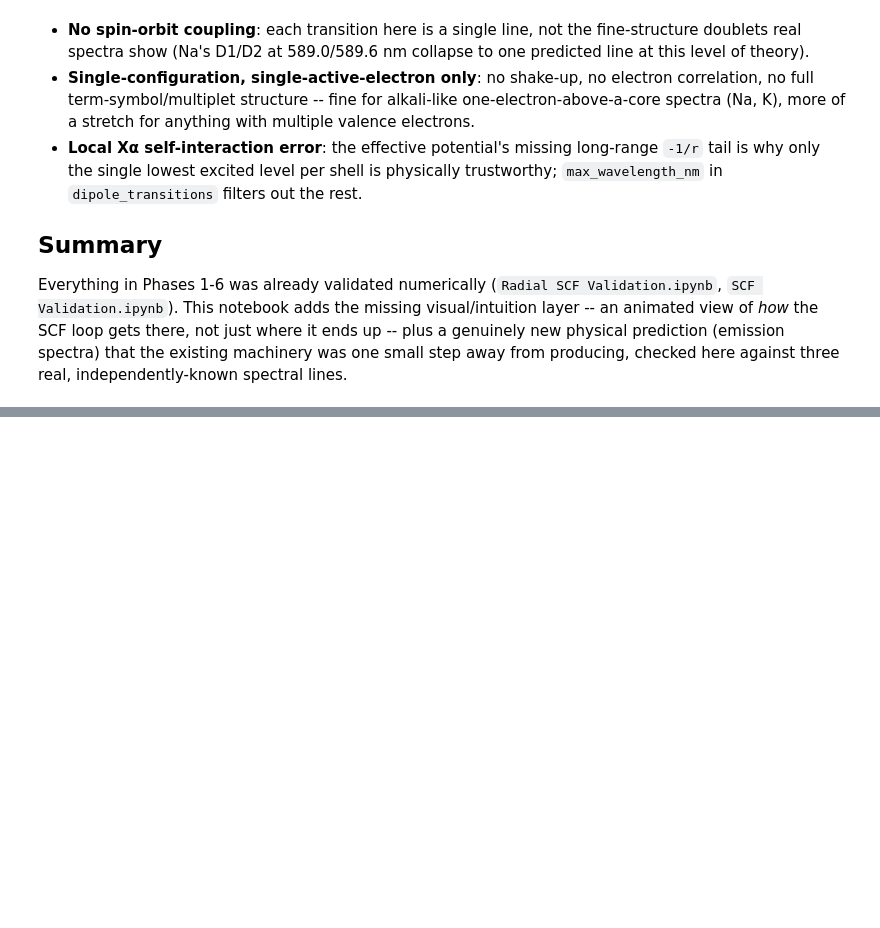
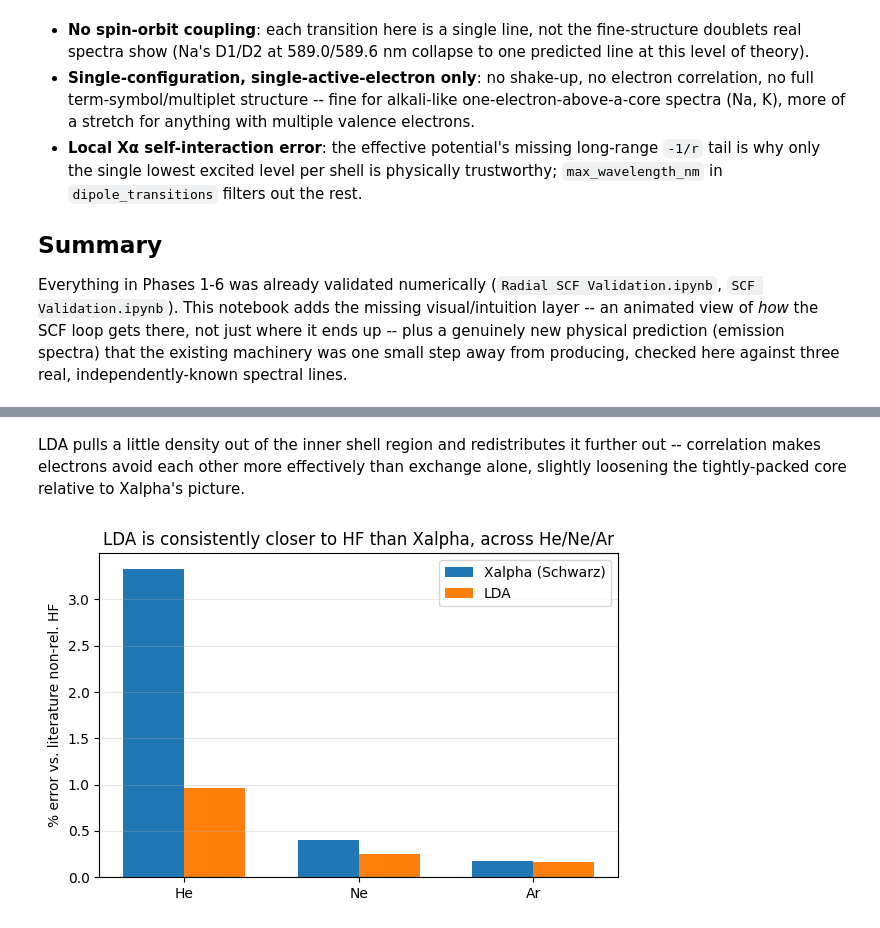
Before and after one commit to HasanHelal429/Physics-Simulation, a Jupyter notebook: Quantum Mechanics/HF_solver/Hartree_Fock.ipynb, the cells around one changed output, grey strips where cells are left out. Saved outputs shown, nothing was run; the diff lists cells and outputs as text; code cells hidden in the pictures; blank space fills up the shorter version.

```diff
--- a/Quantum Mechanics/HF_solver/Hartree_Fock.ipynb
+++ b/Quantum Mechanics/HF_solver/Hartree_Fock.ipynb
@@ -171,0 +235,34 @@ Everything in Phases 1-6 was already validated numerically (`Radial SCF Validati
+# %% [markdown]
+LDA pulls a little density out of the inner shell region and redistributes
+it further out -- correlation makes electrons avoid each other more
+effectively than exchange alone, slightly loosening the tightly-packed
+core relative to Xalpha's picture.
+# %%
+lit_hf = {'He': -2.86168, 'Ne': -128.547, 'Ar': -526.818}
+names = ['He', 'Ne', 'Ar']
+Zs = [2, 10, 18]
+E_xa = [res_xa_ar['E_total'] if Z == 18 else scf.run_scf(Z, method='xalpha')['E_total'] for Z in Zs]
+E_lda = [res_lda_ar['E_total'] if Z == 18 else scf.run_scf(Z, method='lda')['E_total'] for Z in Zs]
+E_hf = [lit_hf[n] for n in names]
+
+# raw E_total spans ~2 to ~526 Ha across He->Ar, dwarfing the actual method
+# -to-method differences -- % error vs. literature HF is the meaningful comparison
+err_xa = [(e - h) / abs(h) * 100 for e, h in zip(E_xa, E_hf)]
+err_lda = [(e - h) / abs(h) * 100 for e, h in zip(E_lda, E_hf)]
+
+x = np.arange(len(names))
+width = 0.35
+fig, ax = plt.subplots(figsize=(6, 4))
+ax.bar(x - width / 2, err_xa, width, label='Xalpha (Schwarz)')
+ax.bar(x + width / 2, err_lda, width, label='LDA')
+ax.axhline(0, color='gray', lw=0.8)
+ax.set_xticks(x); ax.set_xticklabels(names)
+ax.set_ylabel('% error vs. literature non-rel. HF')
+ax.set_title('LDA is consistently closer to HF than Xalpha, across He/Ne/Ar')
+ax.legend()
+ax.grid(alpha=0.3, axis='y')
+fig.tight_layout()
+fig.savefig('media/energy_comparison_xalpha_lda_hf.png', dpi=110)
+plt.show()
+# %% [output]
+[figure, added]
```
Also changed, not shown: parts of 7 cells of this notebook, 5 other files.
